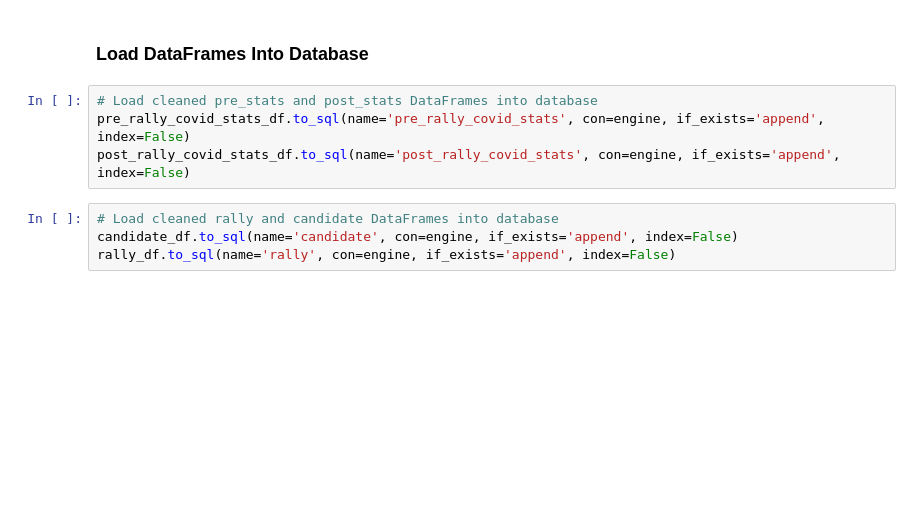
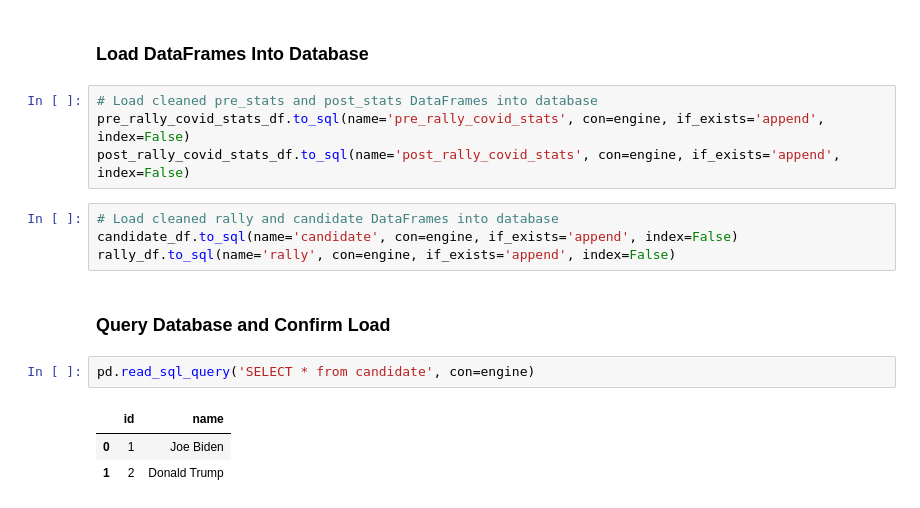
Before and after one commit to recneps2/ETL_project, a Jupyter notebook: load.ipynb, the cells around one changed output. Saved outputs shown, nothing was run; the diff lists cells and outputs as text; blank space fills up the shorter version.

```diff
--- a/load.ipynb
+++ b/load.ipynb
@@ -195,3 +194,11 @@ post_rally_covid_stats_df.to_sql(name='post_rally_covid_stats', con=engine, if_e
 # Load cleaned rally and candidate DataFrames into database
 candidate_df.to_sql(name='candidate', con=engine, if_exists='append', index=False)
 rally_df.to_sql(name='rally', con=engine, if_exists='append', index=False)
+# %% [markdown]
+<h3>Query Database and Confirm Load</h3>
+# %%
+pd.read_sql_query('SELECT * from candidate', con=engine)
+# %% [output]
+|  | id | name |
+| 0 | 1 | Joe Biden |
+| 1 | 2 | Donald Trump |
```
Also changed, not shown: parts of 7 cells of this notebook.
